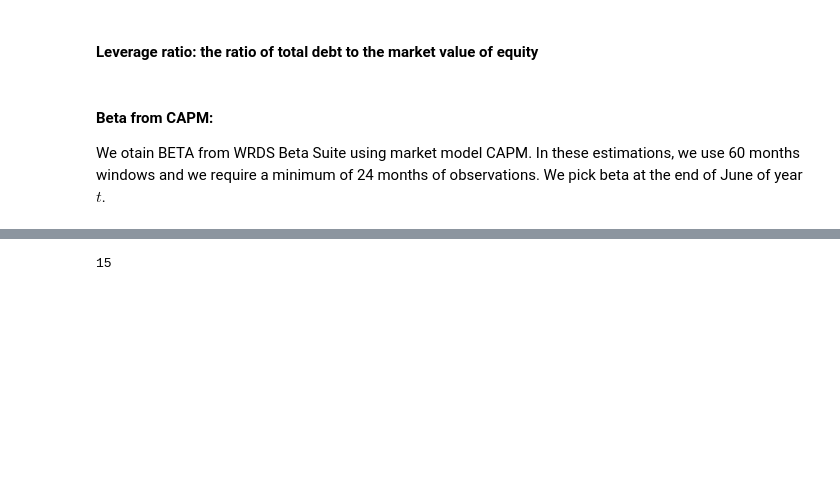
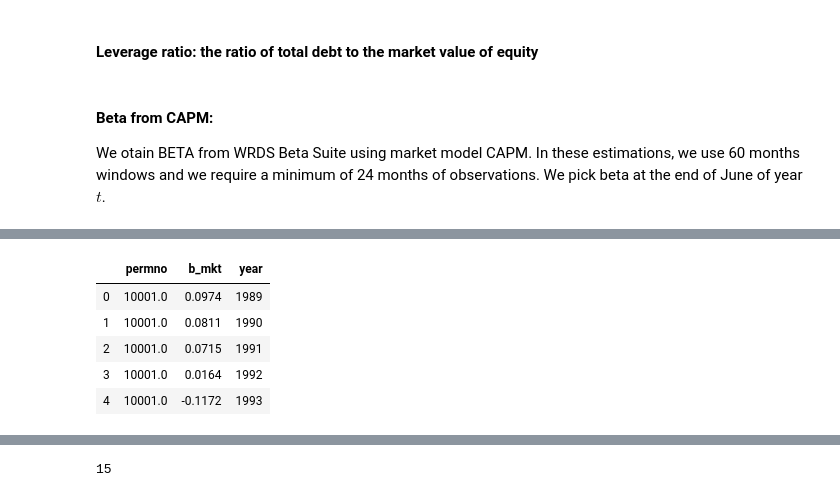
Before and after one commit to pakshingho/ESG, a Jupyter notebook: KLD_Compustat.ipynb, the cells around one changed output, grey strips where cells are left out. Cells and saved outputs as stored; diff of their text form; code cells hidden in the pictures; blank space fills up the shorter version.

```diff
--- a/KLD_Compustat.ipynb
+++ b/KLD_Compustat.ipynb
@@ -934,0 +936,9 @@ data_beta.drop(columns='DATE', inplace=True)
+# %%
+data_beta.head()
+# %% [output]
+|  | permno | b_mkt | year |
+| 0 | 10001.0 | 0.0974 | 1989 |
+| 1 | 10001.0 | 0.0811 | 1990 |
+| 2 | 10001.0 | 0.0715 | 1991 |
+| 3 | 10001.0 | 0.0164 | 1992 |
+| 4 | 10001.0 | -0.1172 | 1993 |
```
Also changed, not shown: parts of 12 cells of this notebook.
